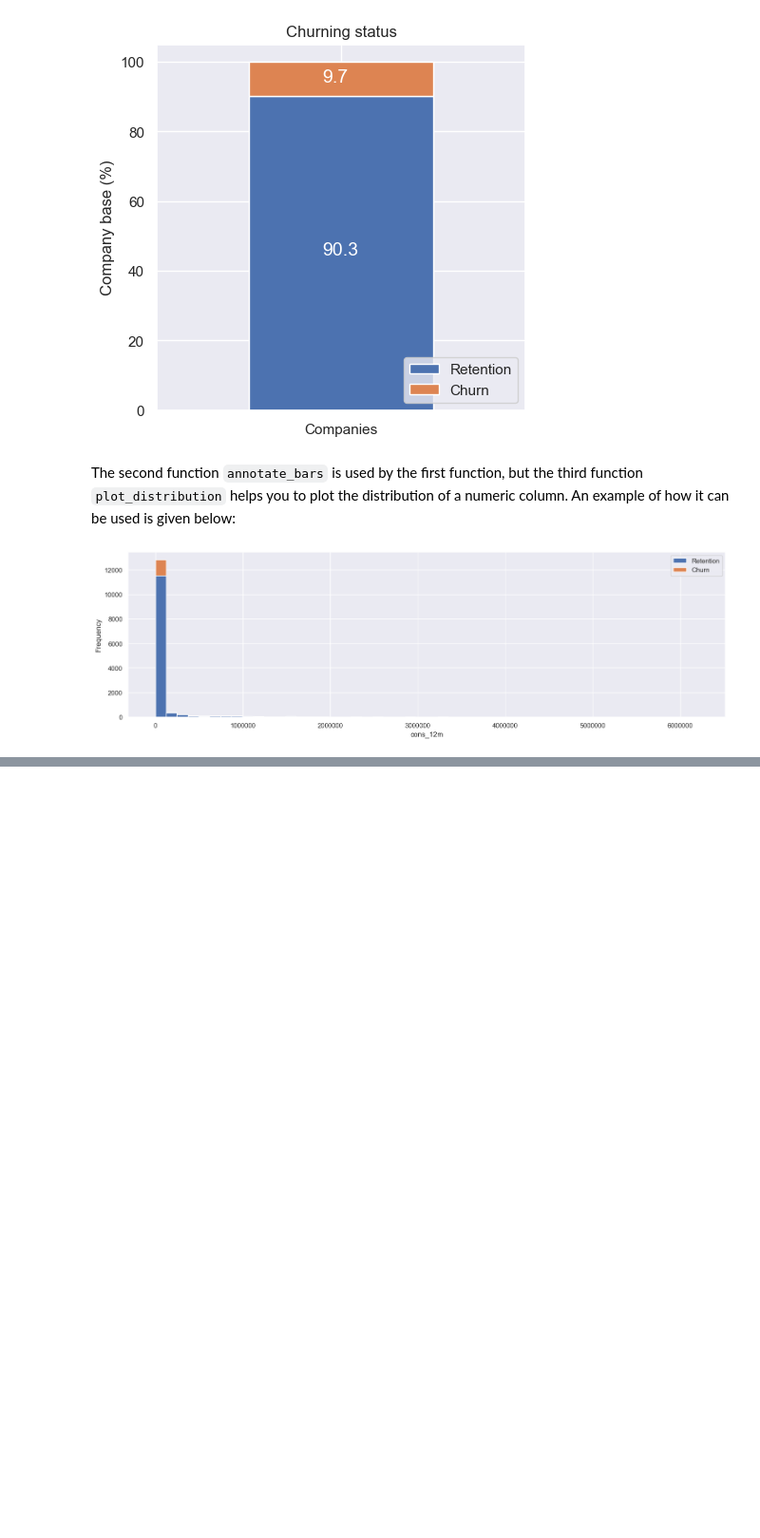
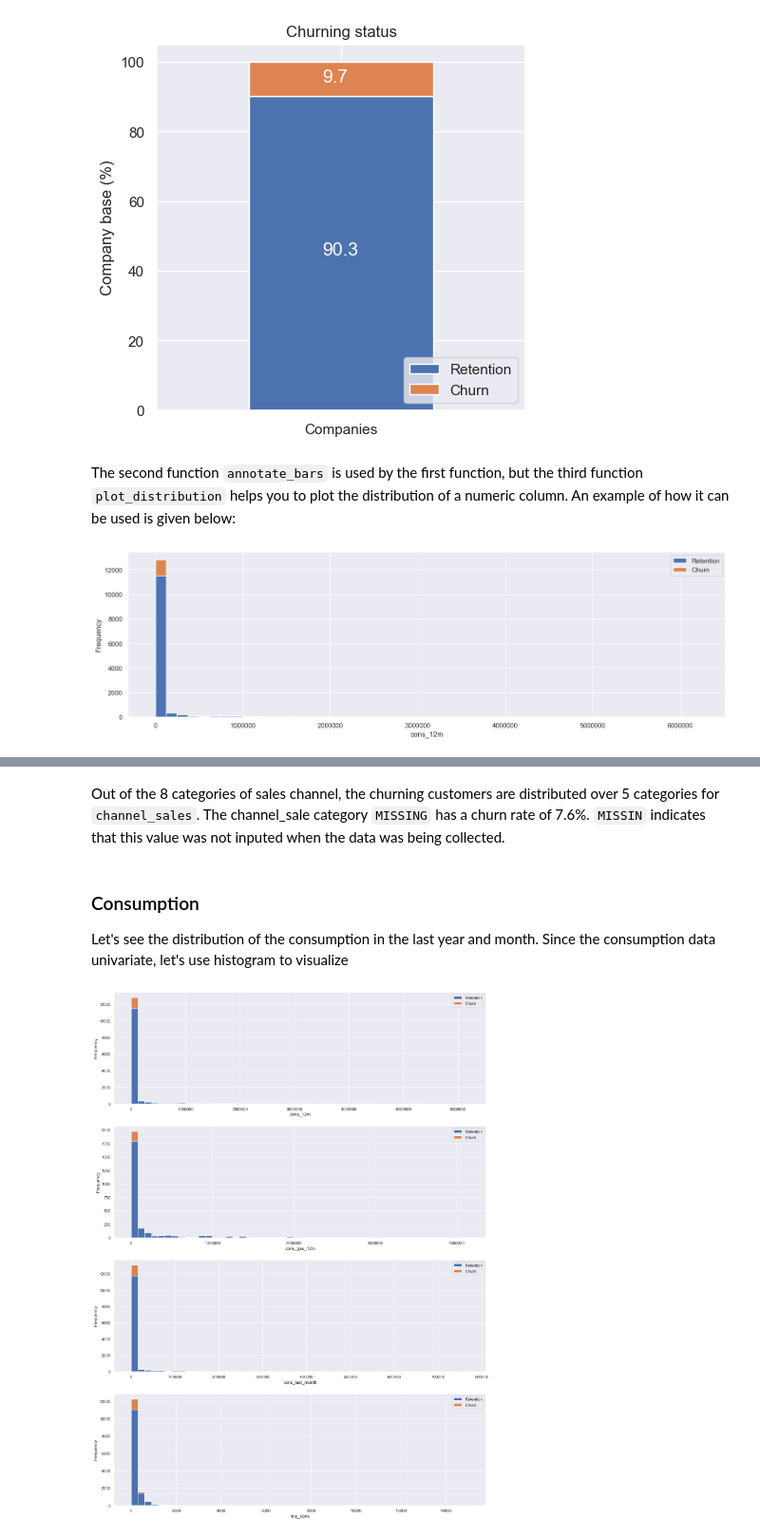
Before and after one commit to lawalsegun2025/forage_projects, a Jupyter notebook: 001_BCG_GAMMA_customer_churn_prediction/2_eda/notebook/eda_starter.ipynb, the cells around one changed output, grey strips where cells are left out. Shown: that part at 95% size. Drawn from its saved outputs; the diff is of its cells as text; code cells hidden in the pictures; blank space fills up the shorter version.

Commit message:
Visualizzing consumption

```diff
--- a/001_BCG_GAMMA_customer_churn_prediction/2_eda/notebook/eda_starter.ipynb
+++ b/001_BCG_GAMMA_customer_churn_prediction/2_eda/notebook/eda_starter.ipynb
@@ -277,0 +275,17 @@ The channel_sale category `MISSING` has a churn rate of 7.6%. `MISSIN` indicates
+# %% [markdown]
+Out of the 8 categories of sales channel, the churning customers are distributed over 5 categories for `channel_sales`.
+The channel_sale category `MISSING` has a churn rate of 7.6%. `MISSIN` indicates that this value was not inputed when  the data was being collected.
+# %% [markdown]
+### Consumption
+Let's see the distribution of the consumption in the last year and month. Since the consumption data univariate, let's use histogram to visualize
+# %%
+consumption = client_df[['id', 'cons_12m', 'cons_gas_12m', 'cons_last_month', 'imp_cons', 'has_gas', 'churn']]
+# %%
+fig, axs = plt.subplots(nrows=4, figsize=(18, 25))
+
+plot_distribution(consumption, 'cons_12m', axs[0])
+plot_distribution(consumption[consumption['has_gas'] == 't'], 'cons_gas_12m', axs[1])
+plot_distribution(consumption, 'cons_last_month', axs[2])
+plot_distribution(consumption, 'imp_cons', axs[3])
+# %% [output]
+[figure, added]
```
Also changed, not shown: parts of 26 cells of this notebook.
